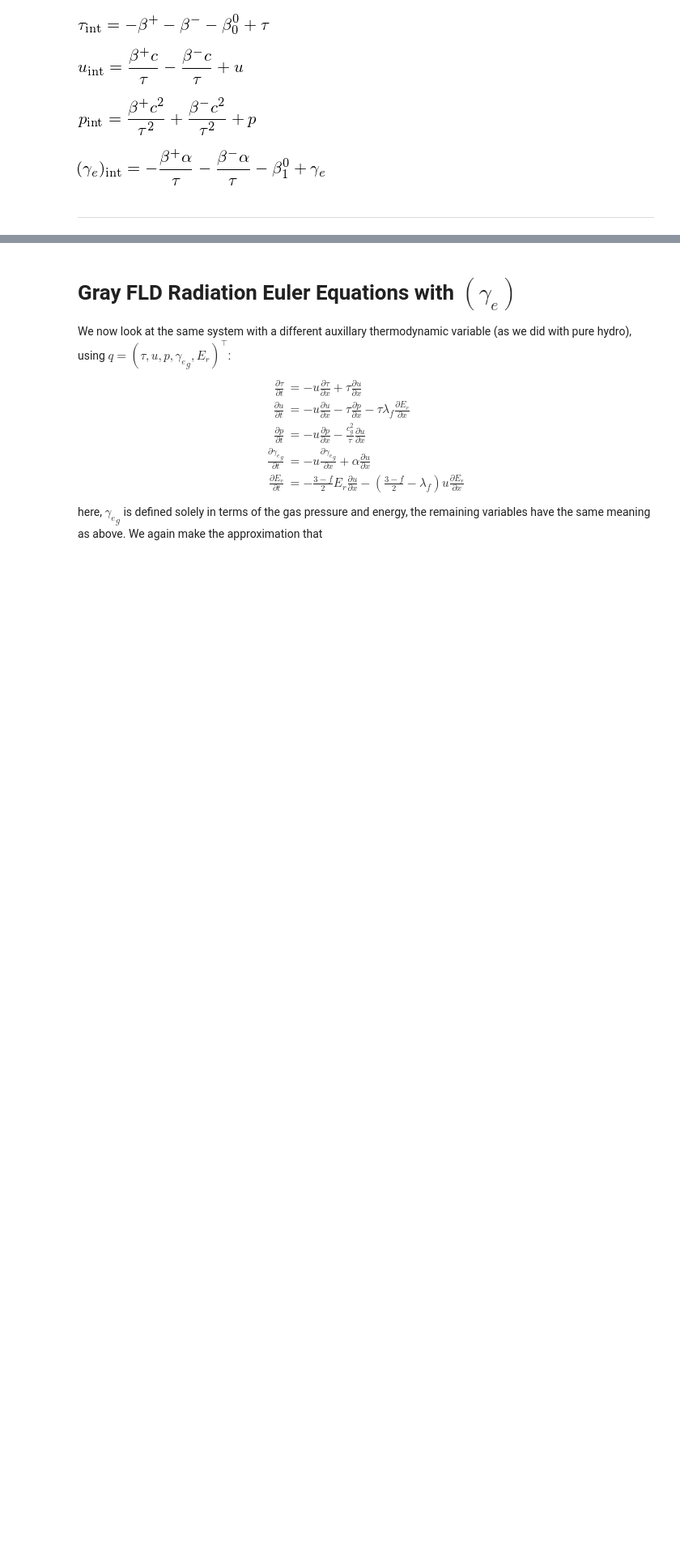
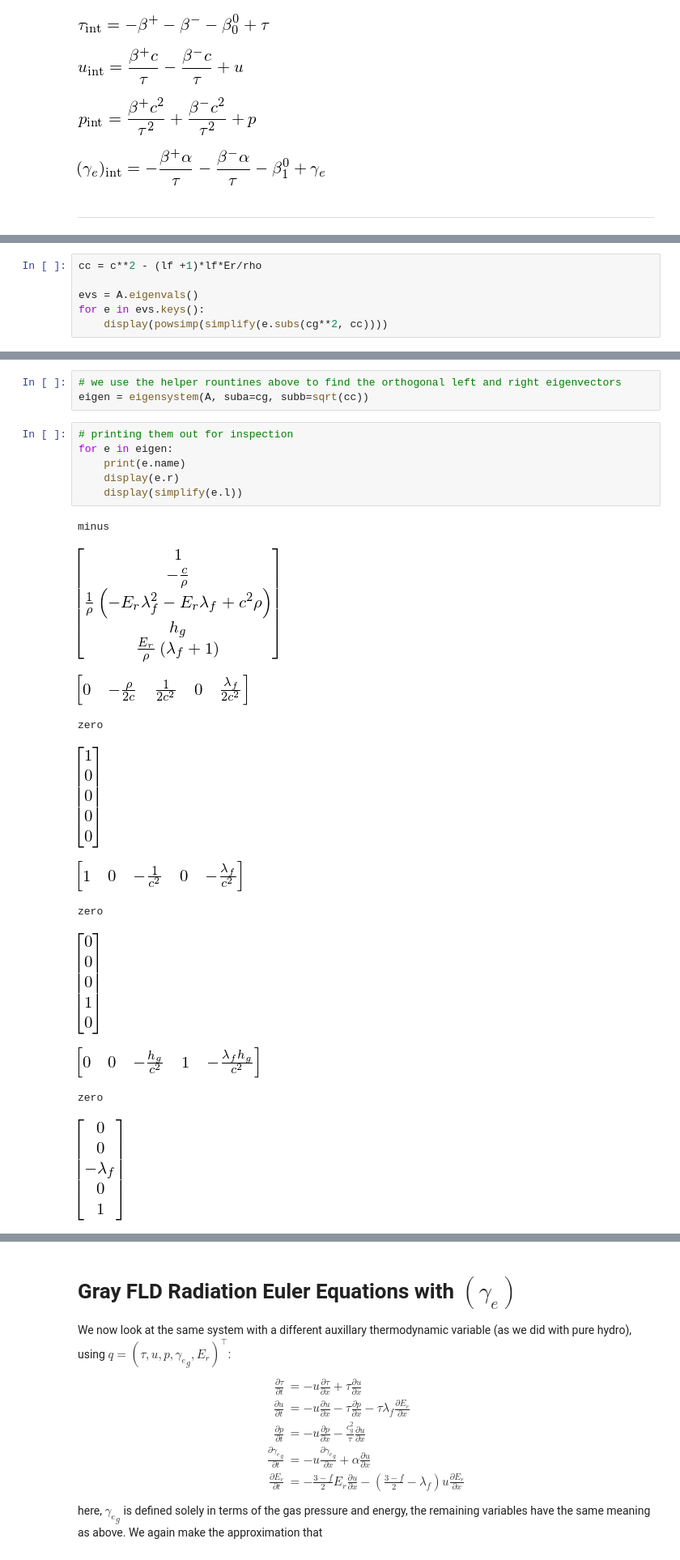
Before and after one commit to python-hydro/hydro_examples, a Jupyter notebook: compressible/euler-generaleos.ipynb, the cells around one changed output, grey strips where cells are left out. Shown: that part at 81% size. Saved outputs shown, nothing was run; the diff lists cells and outputs as text; blank space fills up the shorter version.

```diff
--- a/compressible/euler-generaleos.ipynb
+++ b/compressible/euler-generaleos.ipynb
@@ -383,0 +444,6 @@ for n in range(len(eigen)):
+# %%
+cc = c**2 - (lf +1)*lf*Er/rho
+
+evs = A.eigenvals()
+for e in evs.keys():
+    display(powsimp(simplify(e.subs(cg**2, cc))))
@@ -383,0 +458,21 @@ for n in range(len(eigen)):
+# %%
+# we use the helper rountines above to find the orthogonal left and right eigenvectors
+eigen = eigensystem(A, suba=cg, subb=sqrt(cc))
+# %%
+# printing them out for inspection
+for e in eigen:
+    print(e.name)
+    display(e.r)
+    display(simplify(e.l))
+# %% [output]
+minus
+[figure, added]
+[figure, added]
+zero
+[figure, added]
+[figure, added]
+zero
+[figure, added]
+[figure, added]
+zero
+[figure, added]
```
Also changed, not shown: parts of 21 cells of this notebook.
